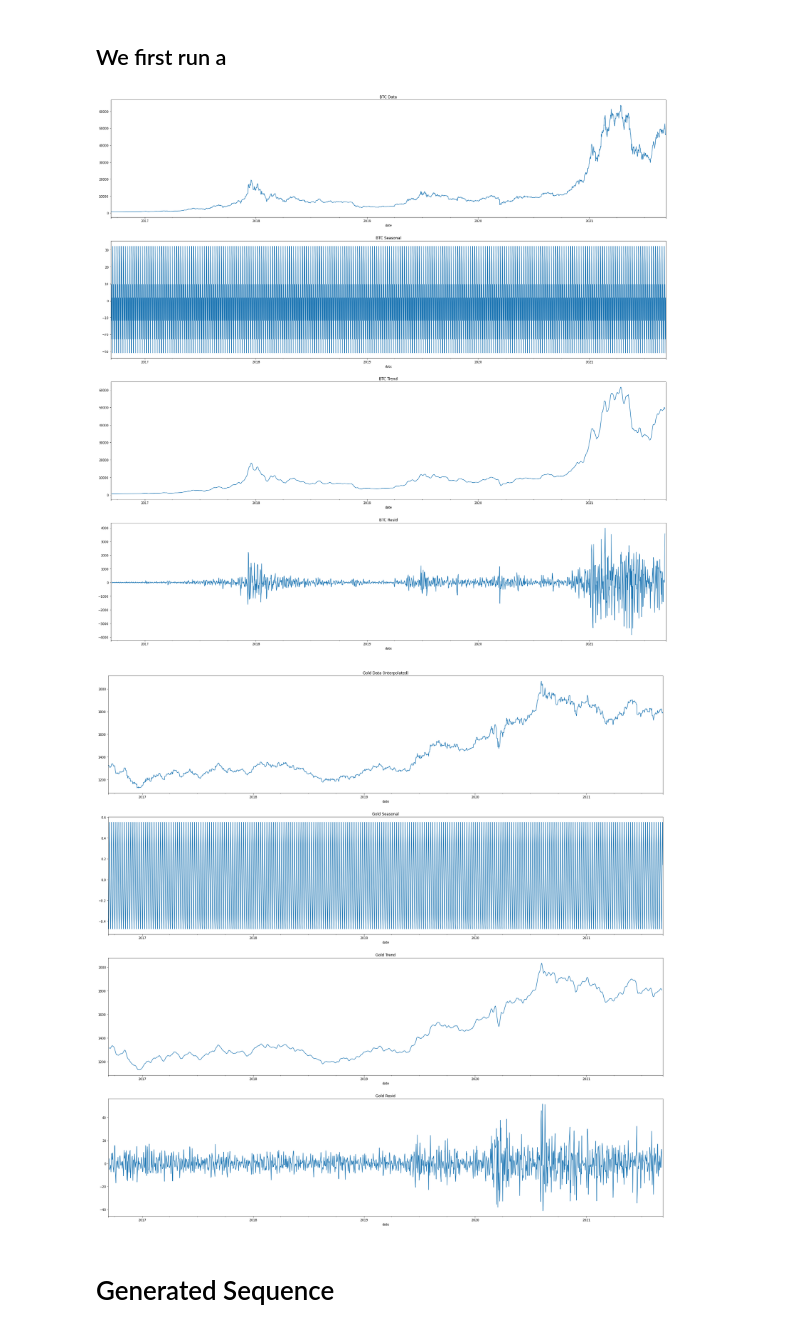
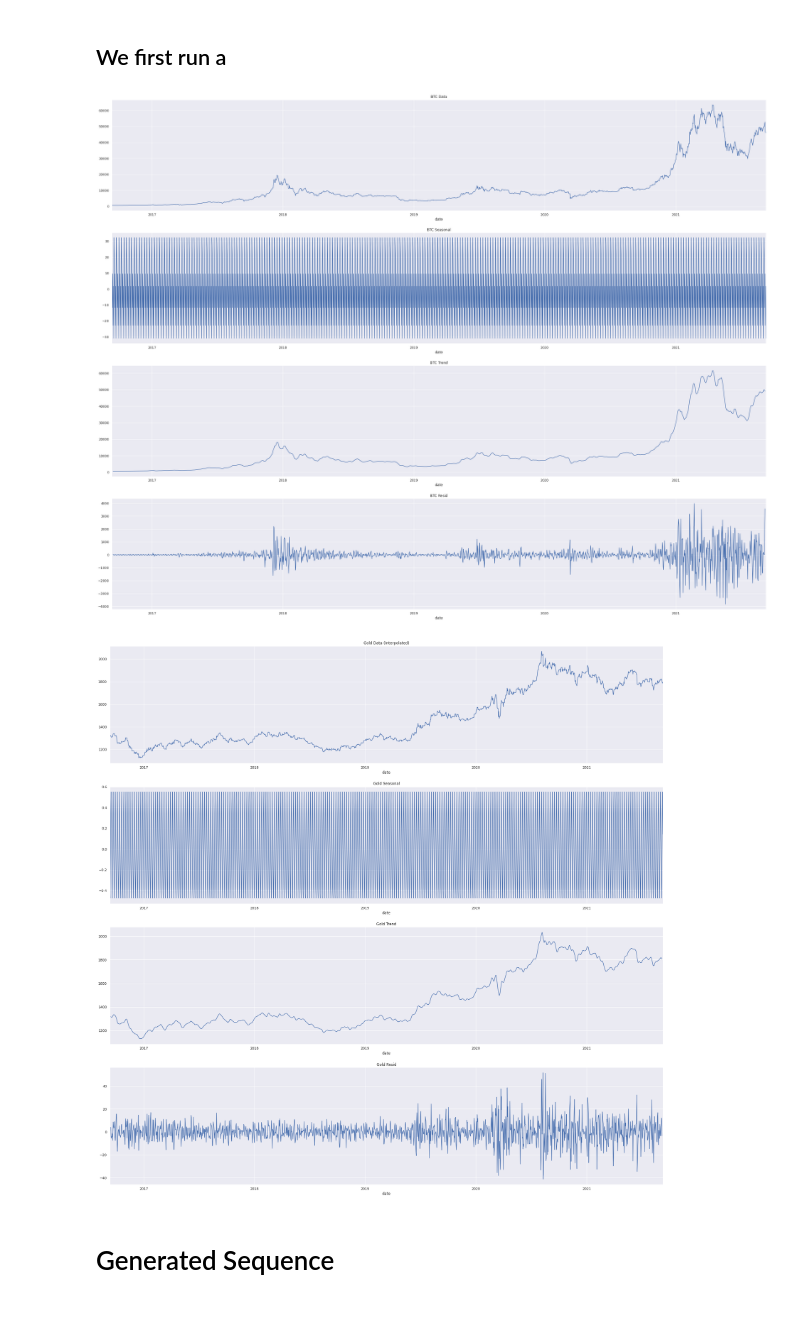
Before and after one commit to YuyangLee/Trading-Strategy-MCM22C, a Jupyter notebook: data_process.ipynb, the cells around one changed output. Drawn from its saved outputs; the diff is of its cells as text; code cells hidden in the pictures.

Commit message:
plotting

```diff
--- a/data_process.ipynb
+++ b/data_process.ipynb
@@ -11,6 +12,7 @@ import statsmodels.api as sm
 # %%
 btc_data_path  = "data/BCHAIN-MKPRU_refine.csv"
 gold_data_path = "data/LBMA-GOLD_refine.csv"
+sns.set()
 # %% [markdown]
 # Data
 # %%
@@ -81,29 +83,29 @@ data
 gold_decomposed = sm.tsa.seasonal_decompose(data.gold_inter)
 btc_decomposed = sm.tsa.seasonal_decompose(data.btc)
 # %%
-plt.figure(figsize=(32, 32))
+plt.figure(figsize=(40, 32))
 
 plt.subplot(411)
 plt.title("BTC Data")
 data.btc.plot()
 
 plt.subplot(412)
 plt.title("BTC Seasonal")
 btc_decomposed.seasonal.plot()
 
 plt.subplot(413)
 plt.title("BTC Trend")
 btc_decomposed.trend.plot()
 
 plt.subplot(414)
 plt.title("BTC Resid")
 btc_decomposed.resid.plot()
 
 plt.savefig("data/tsa/btc.pdf")
 # %% [output]
-[figure, old version]
+[figure, new version]
 # %%
-plt.figure(figsize=(32, 32))
+plt.figure(figsize=(40, 32))
 
 plt.subplot(411)
 plt.title("Gold Data (Interpolated)")
@@ -123,7 +125,7 @@ gold_decomposed.resid.plot()
 
 plt.savefig("data/tsa/gold_itp.pdf")
 # %% [output]
-[figure, old version]
+[figure, new version]
 # %% [markdown]
 # Generated Sequence
 # %%
```
Also changed, not shown: parts of 4 cells of this notebook, 30 other files.
